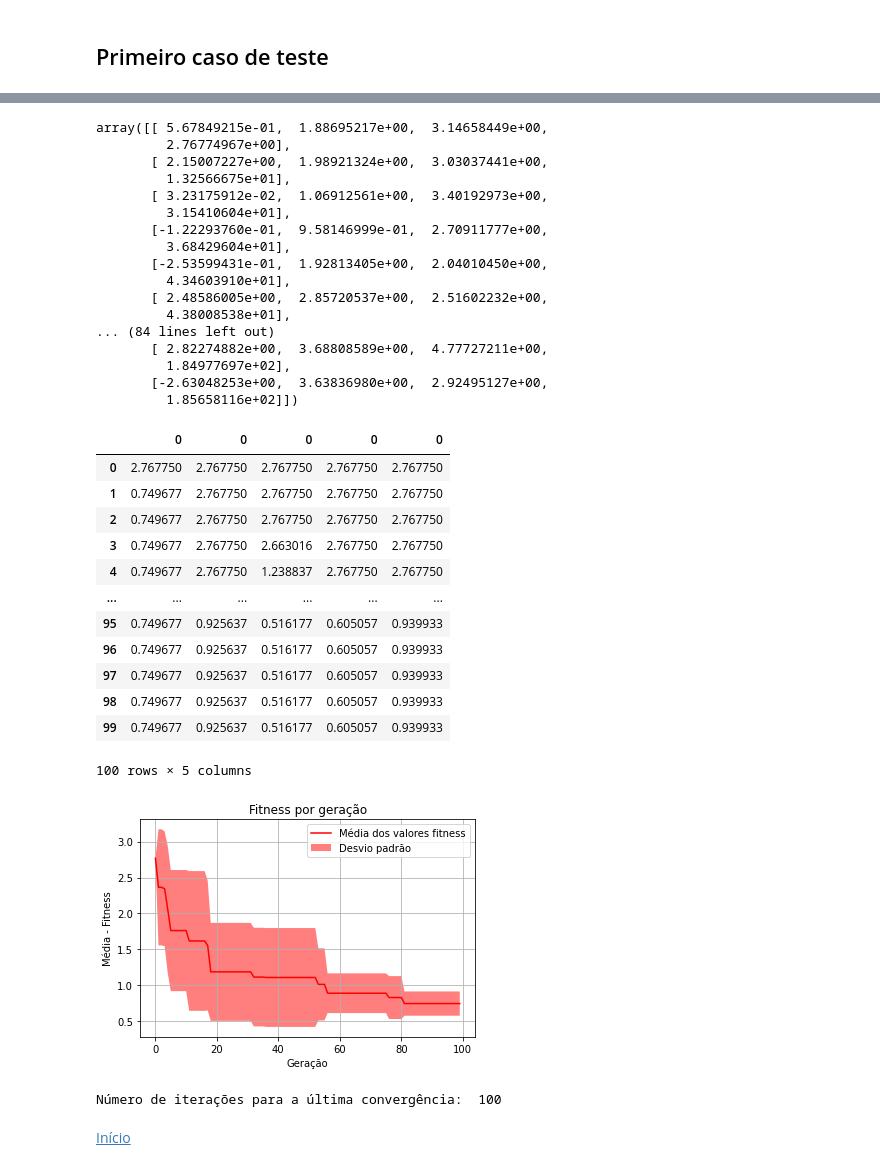
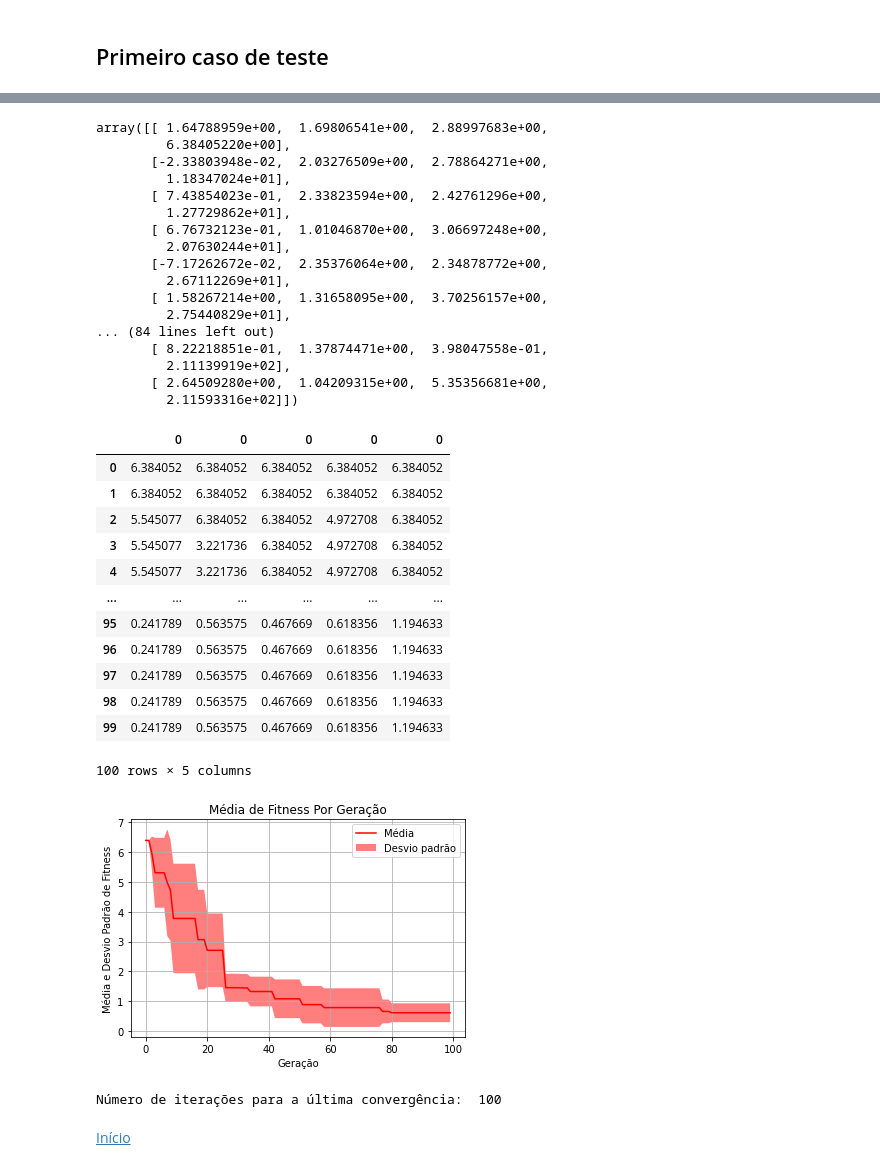
Before and after one commit to julianaAuzier/topicos-especiais-computacao-trabalho1, a Jupyter notebook: 2 - testing random walk.ipynb, the cells around one changed output, grey strips where cells are left out. Cells and saved outputs as stored; diff of their text form; code cells hidden in the pictures.

```diff
--- a/2 - testing random walk.ipynb
+++ b/2 - testing random walk.ipynb
@@ -105,5 +105,5 @@ array([[ 2.04352161e+00,  3.69203882e+00,  3.52298531e+00,
 # %%
 #ordenação
-pop_ord = pop[pop[0:, -1].argsort()]
+pop_ord = pop[abs(pop[0:, -1]).argsort()]
 pop_ord
 # %% [output]
@@ -129,23 +129,23 @@ array([[ 5.67849215e-01,  1.88695217e+00,  3.14658449e+00,
 melhor_pop_inicial = pop_ord[0:int(n_pop/2),:]
 melhor_pop_inicial
 # %% [output]
-array([[ 5.67849215e-01,  1.88695217e+00,  3.14658449e+00,
-         2.76774967e+00],
-       [ 2.15007227e+00,  1.98921324e+00,  3.03037441e+00,
-         1.32566675e+01],
-       [ 3.23175912e-02,  1.06912561e+00,  3.40192973e+00,
-         3.15410604e+01],
-       [-1.22293760e-01,  9.58146999e-01,  2.70911777e+00,
-         3.68429604e+01],
-       [-2.53599431e-01,  1.92813405e+00,  2.04010450e+00,
-         4.34603910e+01],
-       [ 2.48586005e+00,  2.85720537e+00,  2.51602232e+00,
-         4.38008538e+01],
+array([[ 1.64788959e+00,  1.69806541e+00,  2.88997683e+00,
+         6.38405220e+00],
+       [-2.33803948e-02,  2.03276509e+00,  2.78864271e+00,
+         1.18347024e+01],
+       [ 7.43854023e-01,  2.33823594e+00,  2.42761296e+00,
+         1.27729862e+01],
+       [ 6.76732123e-01,  1.01046870e+00,  3.06697248e+00,
+         2.07630244e+01],
+       [-7.17262672e-02,  2.35376064e+00,  2.34878772e+00,
+         2.67112269e+01],
+       [ 1.58267214e+00,  1.31658095e+00,  3.70256157e+00,
+         2.75440829e+01],
 ... (84 lines left out)
-       [ 2.82274882e+00,  3.68808589e+00,  4.77727211e+00,
-         1.84977697e+02],
-       [-2.63048253e+00,  3.63836980e+00,  2.92495127e+00,
-         1.85658116e+02]])
+       [ 8.22218851e-01,  1.37874471e+00,  3.98047558e-01,
+         2.11139919e+02],
+       [ 2.64509280e+00,  1.04209315e+00,  5.35356681e+00,
+         2.11593316e+02]])
 # %%
 #contagem de população estagnada
 cont = 0
@@ -153,6 +155,4 @@ delta = 0.01
 # %%
-sem_evoluir = 100
-i_desejadas = 5
 tabela = pd.DataFrame()
 
 for j in range(i_desejadas):
@@ -177,7 +177,7 @@ for j in range(i_desejadas):
             nova_melhor_pop = np.append(nova_melhor_pop,(nova_pop),axis= 0)
 
             #reordena
-            melhor_pop = nova_melhor_pop[nova_melhor_pop[0:, -1].argsort()]
+            melhor_pop = nova_melhor_pop[abs(nova_melhor_pop[0:, -1]).argsort()]
 
             #melhor fit dessa geração
             melhor_i.append(melhor_pop[0:1,-1])
@@ -221,30 +221,30 @@ desvioInf = media - desvioP
 tabela
 # %% [output]
 |  | 0 | 0 | 0 | 0 | 0 |
-| 0 | 2.767750 | 2.767750 | 2.767750 | 2.767750 | 2.767750 |
-| 1 | 0.749677 | 2.767750 | 2.767750 | 2.767750 | 2.767750 |
-| 2 | 0.749677 | 2.767750 | 2.767750 | 2.767750 | 2.767750 |
-| 3 | 0.749677 | 2.767750 | 2.663016 | 2.767750 | 2.767750 |
-| 4 | 0.749677 | 2.767750 | 1.238837 | 2.767750 | 2.767750 |
+| 0 | 6.384052 | 6.384052 | 6.384052 | 6.384052 | 6.384052 |
+| 1 | 6.384052 | 6.384052 | 6.384052 | 6.384052 | 6.384052 |
+| 2 | 5.545077 | 6.384052 | 6.384052 | 4.972708 | 6.384052 |
+| 3 | 5.545077 | 3.221736 | 6.384052 | 4.972708 | 6.384052 |
+| 4 | 5.545077 | 3.221736 | 6.384052 | 4.972708 | 6.384052 |
 | ... | ... | ... | ... | ... | ... |
-| 95 | 0.749677 | 0.925637 | 0.516177 | 0.605057 | 0.939933 |
-| 96 | 0.749677 | 0.925637 | 0.516177 | 0.605057 | 0.939933 |
-| 97 | 0.749677 | 0.925637 | 0.516177 | 0.605057 | 0.939933 |
-| 98 | 0.749677 | 0.925637 | 0.516177 | 0.605057 | 0.939933 |
-| 99 | 0.749677 | 0.925637 | 0.516177 | 0.605057 | 0.939933 |
+| 95 | 0.241789 | 0.563575 | 0.467669 | 0.618356 | 1.194633 |
+| 96 | 0.241789 | 0.563575 | 0.467669 | 0.618356 | 1.194633 |
+| 97 | 0.241789 | 0.563575 | 0.467669 | 0.618356 | 1.194633 |
+| 98 | 0.241789 | 0.563575 | 0.467669 | 0.618356 | 1.194633 |
+| 99 | 0.241789 | 0.563575 | 0.467669 | 0.618356 | 1.194633 |
 100 rows × 5 columns
 # %%
-plt.title("Fitness por geração")
+plt.title("Média de Fitness Por Geração")
 plt.xlabel("Geração")
-plt.ylabel("Média - Fitness")
-plt.plot(media, color = "red", label = "Média dos valores fitness")
+plt.ylabel("Média e Desvio Padrão de Fitness")
+plt.plot(media, color = "red", label = "Média")
 plt.fill_between(range(len(media)), desvioSup, desvioInf, facecolor='red', alpha=0.5, label ='Desvio padrão')
 plt.grid(True)
 plt.legend()
 plt.show()
 print('\nNúmero de iterações para a última convergência: ',i+1)
 # %% [output]
-[figure, old version]
+[figure, new version]
 Número de iterações para a última convergência:  100
 # %% [markdown]
 [Início](#Índice)
```
Also changed, not shown: parts of 20 cells of this notebook.
